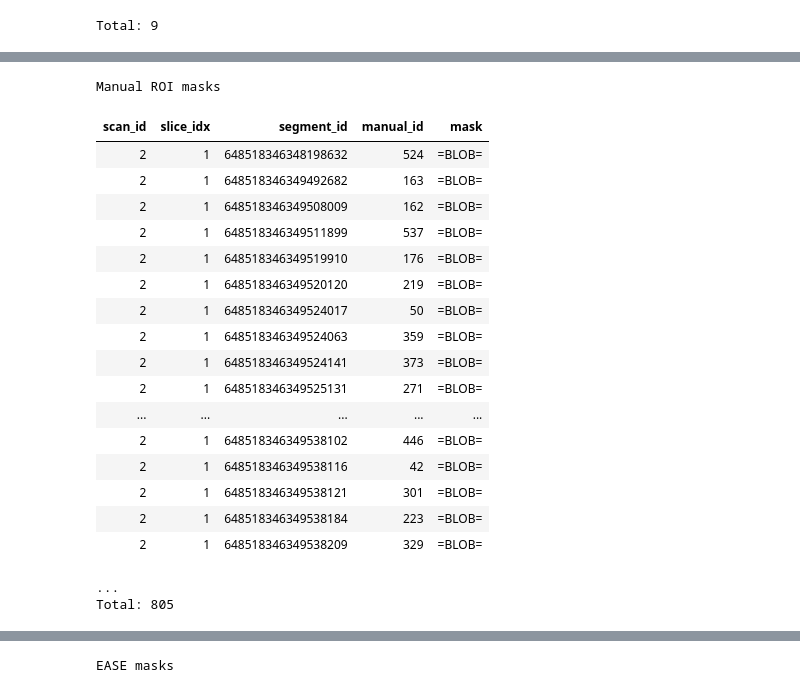
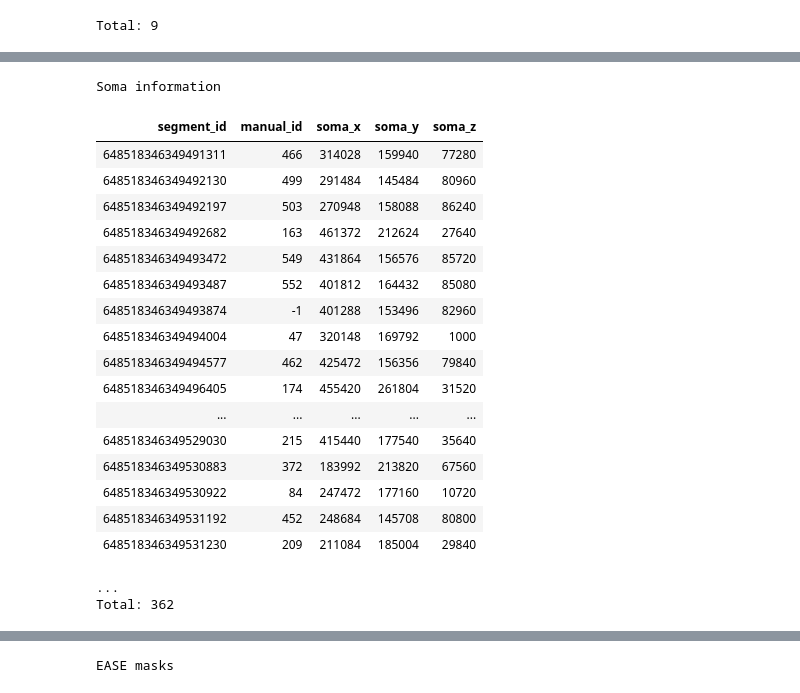
Before and after one commit to seung-lab/datajoint_seung, a Jupyter notebook: pinky/python/pinky.ipynb, the cells around one changed output, grey strips where cells are left out. Drawn from its saved outputs; the diff is of its cells as text; code cells hidden in the pictures.

```diff
--- a/pinky/python/pinky.ipynb
+++ b/pinky/python/pinky.ipynb
@@ -216,3 +228,26 @@ Total: 506
+# %%
+Soma()
+# %% [output]
+Soma information
+| segment_id | manual_id | soma_x | soma_y | soma_z |
+| 648518346349491311 | 466 | 314028 | 159940 | 77280 |
+| 648518346349492130 | 499 | 291484 | 145484 | 80960 |
+| 648518346349492197 | 503 | 270948 | 158088 | 86240 |
+| 648518346349492682 | 163 | 461372 | 212624 | 27640 |
+| 648518346349493472 | 549 | 431864 | 156576 | 85720 |
+| 648518346349493487 | 552 | 401812 | 164432 | 85080 |
+| 648518346349493874 | -1 | 401288 | 153496 | 82960 |
+| 648518346349494004 | 47 | 320148 | 169792 | 1000 |
+| 648518346349494577 | 462 | 425472 | 156356 | 79840 |
+| 648518346349496405 | 174 | 455420 | 261804 | 31520 |
+| ... | ... | ... | ... | ... |
+| 648518346349529030 | 215 | 415440 | 177540 | 35640 |
+| 648518346349530883 | 372 | 183992 | 213820 | 67560 |
+| 648518346349530922 | 84 | 247472 | 177160 | 10720 |
+| 648518346349531192 | 452 | 248684 | 145708 | 80800 |
+| 648518346349531230 | 209 | 211084 | 185004 | 29840 |
+...
+Total: 362
 # %%
 pinky_manual_mask = ManualMask()
 # %%
@@ -241,26 +276,3 @@ for f in file_list:
         "mask": mask
     }
     pinky_manual_mask.insert1(data, skip_duplicates=True)
-# %%
-pinky_manual_mask
-# %% [output]
-Manual ROI masks
-| scan_id | slice_idx | segment_id | manual_id | mask |
-| 2 | 1 | 648518346348198632 | 524 | =BLOB= |
-| 2 | 1 | 648518346349492682 | 163 | =BLOB= |
-| 2 | 1 | 648518346349508009 | 162 | =BLOB= |
-| 2 | 1 | 648518346349511899 | 537 | =BLOB= |
-| 2 | 1 | 648518346349519910 | 176 | =BLOB= |
-| 2 | 1 | 648518346349520120 | 219 | =BLOB= |
-| 2 | 1 | 648518346349524017 | 50 | =BLOB= |
-| 2 | 1 | 648518346349524063 | 359 | =BLOB= |
-| 2 | 1 | 648518346349524141 | 373 | =BLOB= |
-| 2 | 1 | 648518346349525131 | 271 | =BLOB= |
-| ... | ... | ... | ... | ... |
-| 2 | 1 | 648518346349538102 | 446 | =BLOB= |
-| 2 | 1 | 648518346349538116 | 42 | =BLOB= |
-| 2 | 1 | 648518346349538121 | 301 | =BLOB= |
-| 2 | 1 | 648518346349538184 | 223 | =BLOB= |
-| 2 | 1 | 648518346349538209 | 329 | =BLOB= |
-...
-Total: 805
```
Also changed, not shown: parts of 9 cells of this notebook, 2 other files.
